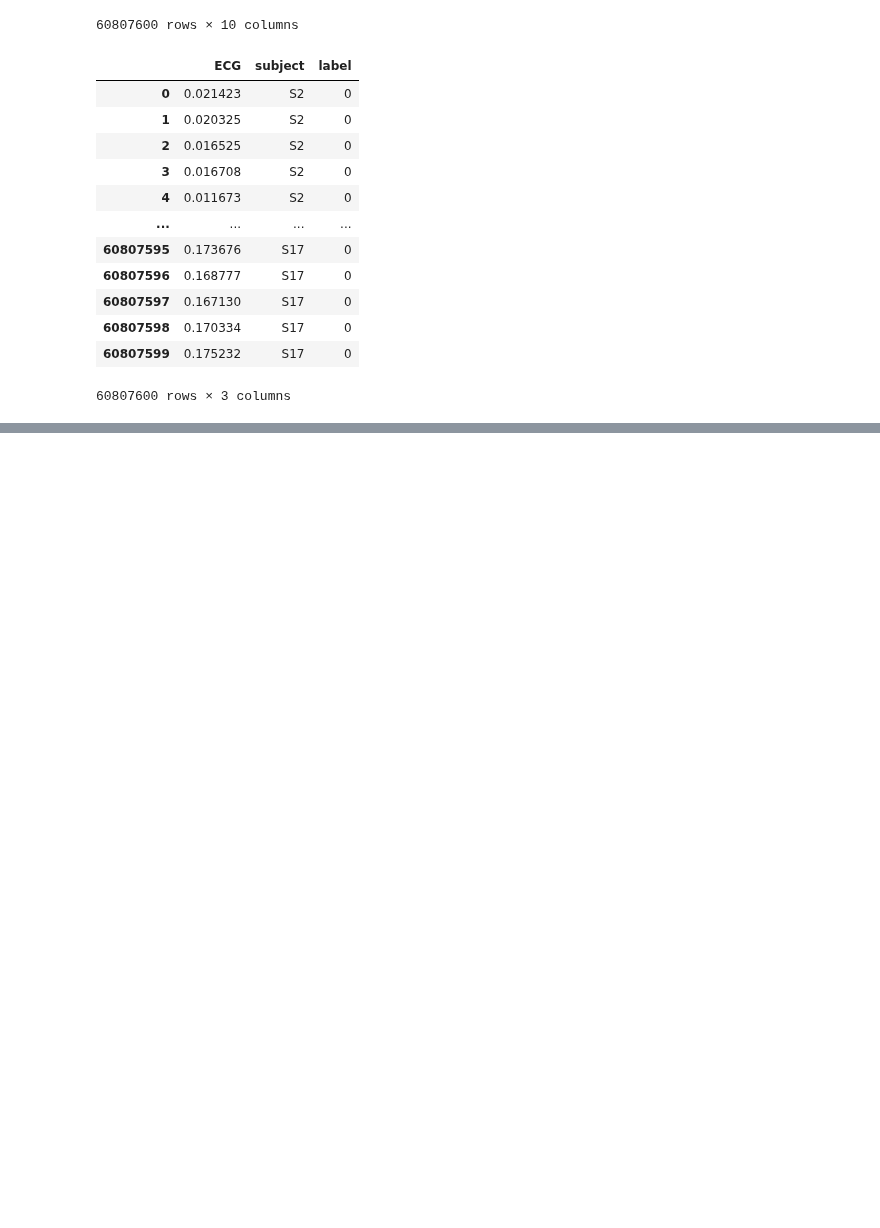
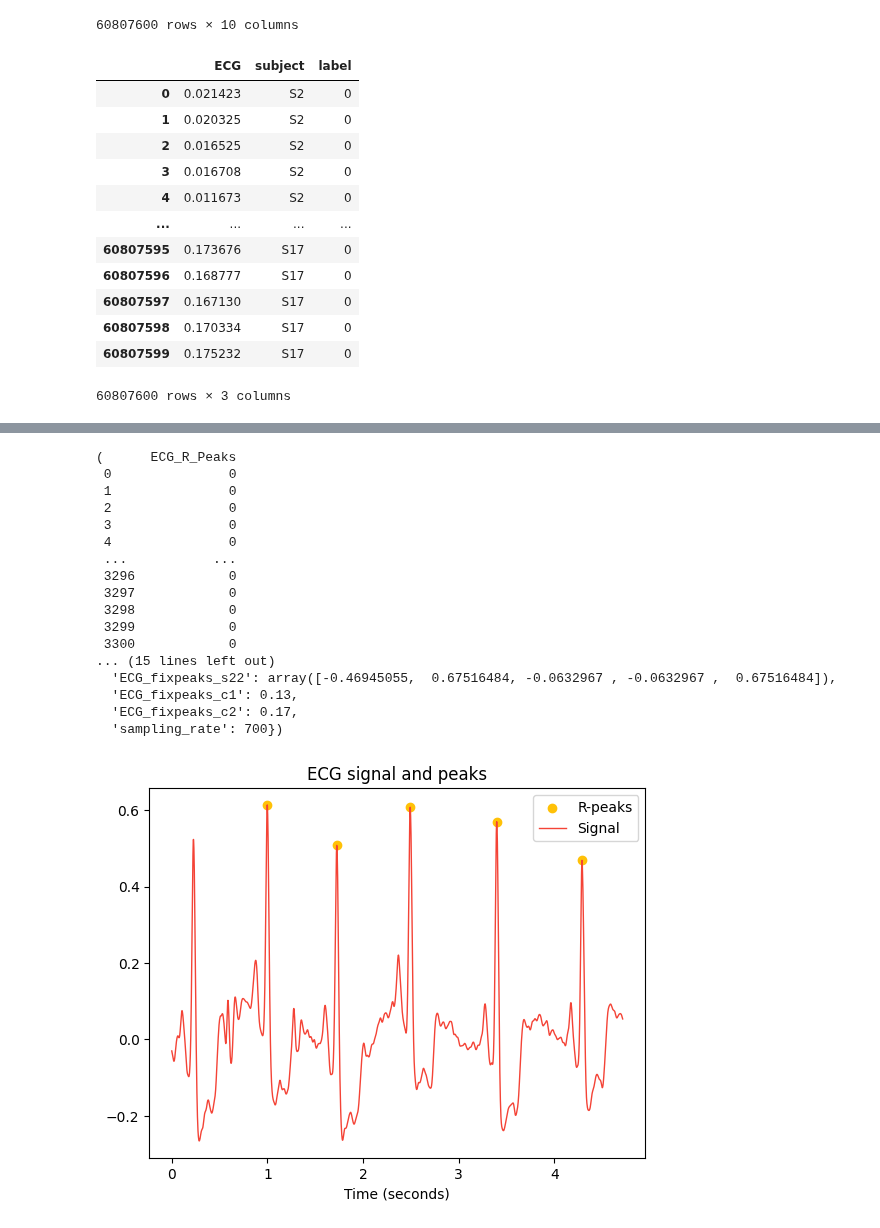
Before and after one commit to invisible-illness-project/lamina, a Jupyter notebook: notebook_experiments/ecg.ipynb, the cells around one changed output, grey strips where cells are left out. Cells and saved outputs as stored; diff of their text form; code cells hidden in the pictures; blank space fills up the shorter version.

```diff
--- a/notebook_experiments/ecg.ipynb
+++ b/notebook_experiments/ecg.ipynb
@@ -375,0 +168,21 @@ See the caveats in the documentation: https://pandas.pydata.org/pandas-docs/stab
+# %%
+nk.ecg_peaks(s2_sigals_df.loc[:3300, 'ECG_Clean'], sampling_rate=700, correct_artifacts=True, show=True)
+# %% [output]
+(      ECG_R_Peaks
+ 0               0
+ 1               0
+ 2               0
+ 3               0
+ 4               0
+ ...           ...
+ 3296            0
+ 3297            0
+ 3298            0
+ 3299            0
+ 3300            0
+... (15 lines left out)
+  'ECG_fixpeaks_s22': array([-0.46945055,  0.67516484, -0.0632967 , -0.0632967 ,  0.67516484]),
+  'ECG_fixpeaks_c1': 0.13,
+  'ECG_fixpeaks_c2': 0.17,
+  'sampling_rate': 700})
+[figure, added]
```
Also changed, not shown: parts of 25 cells of this notebook.
